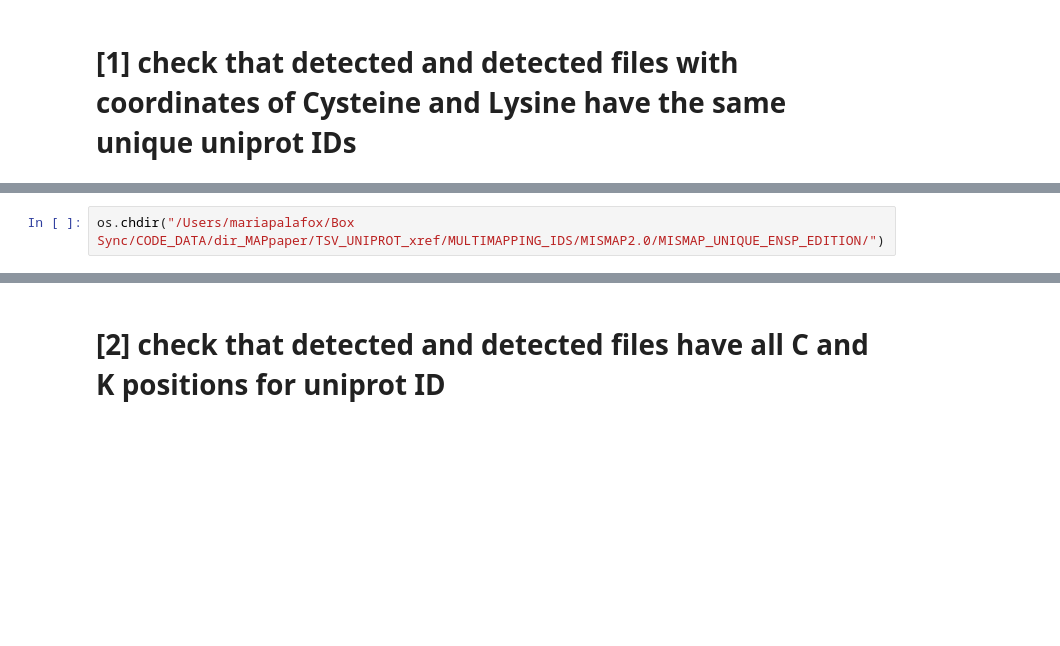
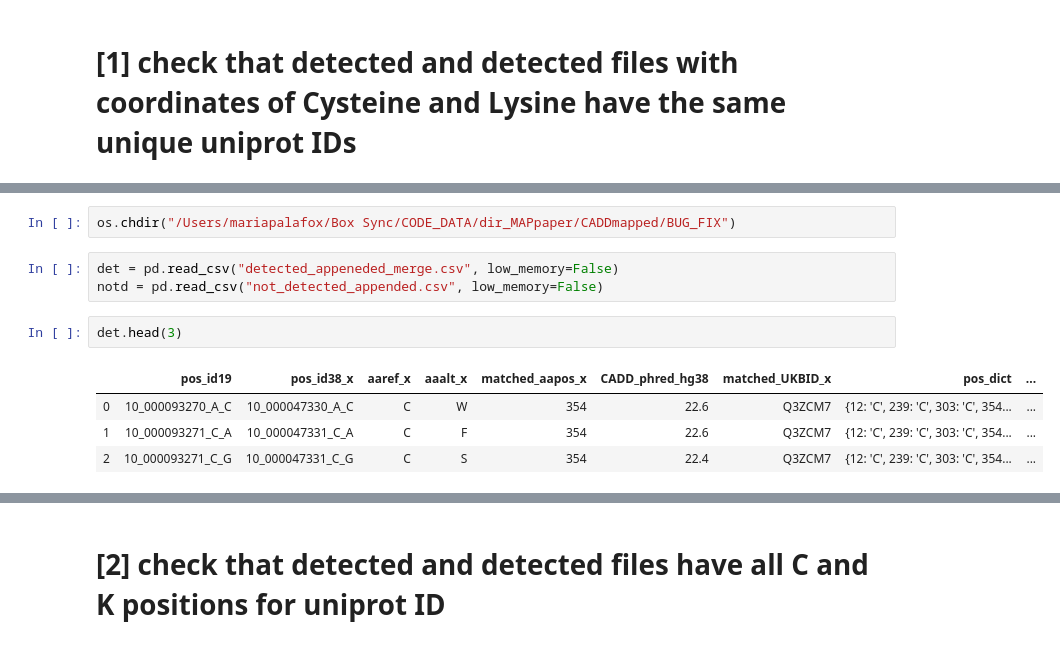
Before and after one commit to Mfpfox/MAPPING, a Jupyter notebook: K19_12_10_Coordinates_score_annotation.ipynb, the cells around one changed output, grey strips where cells are left out. Drawn from its saved outputs; the diff is of its cells as text; blank space fills up the shorter version.

```diff
--- a/K19_12_10_Coordinates_score_annotation.ipynb
+++ b/K19_12_10_Coordinates_score_annotation.ipynb
@@ -23,2 +65,12 @@ ModuleNotFoundError: No module named 'Bio'
 # %%
-os.chdir("/Users/mariapalafox/Box Sync/CODE_DATA/dir_MAPpaper/TSV_UNIPROT_xref/MULTIMAPPING_IDS/MISMAP2.0/MISMAP_UNIQUE_ENSP_EDITION/")
+os.chdir("/Users/mariapalafox/Box Sync/CODE_DATA/dir_MAPpaper/CADDmapped/BUG_FIX")
+# %%
+det = pd.read_csv("detected_appeneded_merge.csv", low_memory=False)
+notd = pd.read_csv("not_detected_appended.csv", low_memory=False)
+# %%
+det.head(3)
+# %% [output]
+|  | pos_id19 | pos_id38_x | aaref_x | aaalt_x | matched_aapos_x | CADD_phred_hg38 | matched_UKBID_x | pos_dict | ... |
+| 0 | 10_000093270_A_C | 10_000047330_A_C | C | W | 354 | 22.6 | Q3ZCM7 | {12: 'C', 239: 'C', 303: 'C', 354... | ... |
+| 1 | 10_000093271_C_A | 10_000047331_C_A | C | F | 354 | 22.6 | Q3ZCM7 | {12: 'C', 239: 'C', 303: 'C', 354... | ... |
+| 2 | 10_000093271_C_G | 10_000047331_C_G | C | S | 354 | 22.4 | Q3ZCM7 | {12: 'C', 239: 'C', 303: 'C', 354... | ... |
```
Also changed, not shown: parts of 39 cells of this notebook.
